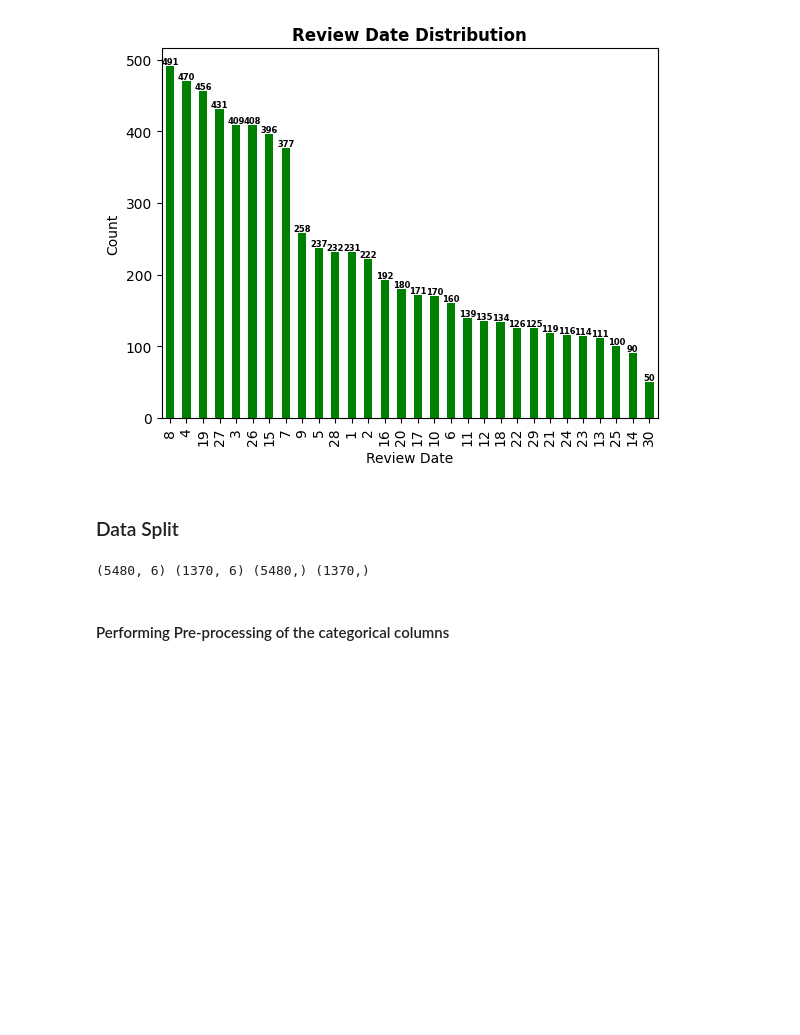
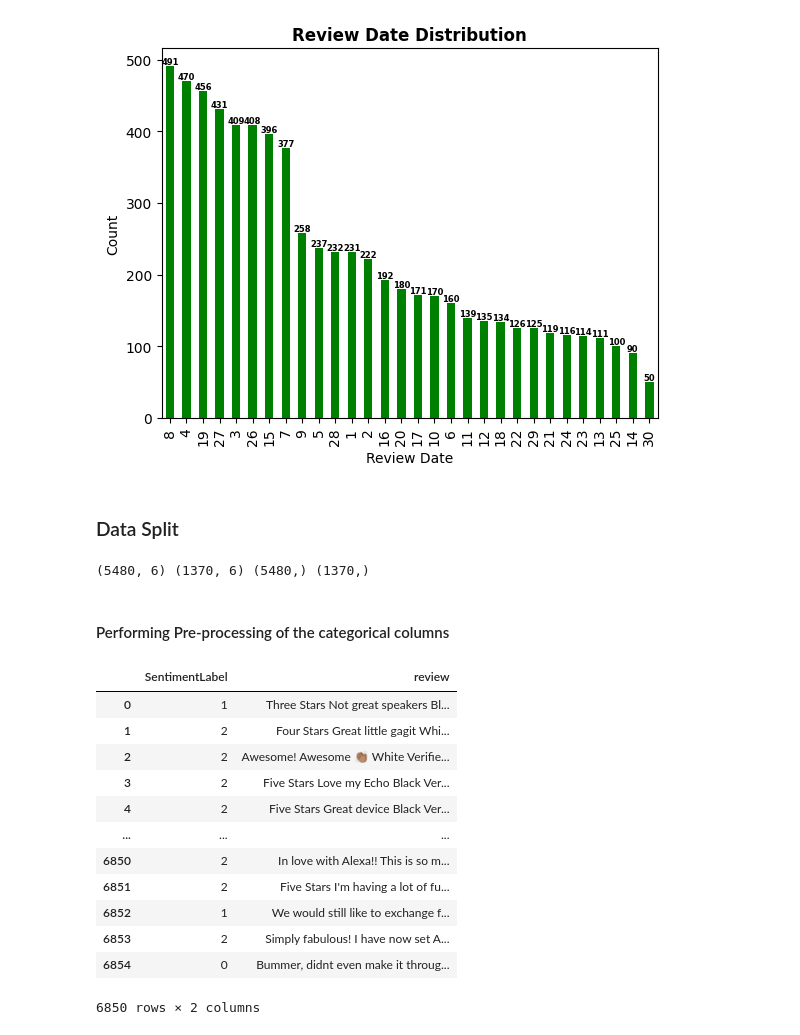
Before and after one commit to suhaibmukhtar/Sentiment_Analysis_End2End_Project, a Jupyter notebook: test.ipynb, the cells around one changed output. Saved outputs shown, nothing was run; the diff lists cells and outputs as text; code cells hidden in the pictures; blank space fills up the shorter version.

```diff
--- a/test.ipynb
+++ b/test.ipynb
@@ -273,0 +272,17 @@ preprocessor
+# %%
+data['review']=data['Title']+ " "+data['Review Text']+" "+data['Review Color']+" "+data['User Verified']
+data.drop(columns=['Review Text', 'Title','Review Color',"User Verified",'Review Date','Rating'])
+# %% [output]
+|  | SentimentLabel | review |
+| 0 | 1 | Three Stars Not great speakers Bl... |
+| 1 | 2 | Four Stars Great little gagit Whi... |
+| 2 | 2 | Awesome! Awesome 👏🏽 White Verifie... |
+| 3 | 2 | Five Stars Love my Echo Black Ver... |
+| 4 | 2 | Five Stars Great device Black Ver... |
+| ... | ... | ... |
+| 6850 | 2 | In love with Alexa!! This is so m... |
+| 6851 | 2 | Five Stars I'm having a lot of fu... |
+| 6852 | 1 | We would still like to exchange f... |
+| 6853 | 2 | Simply fabulous! I have now set A... |
+| 6854 | 0 | Bummer, didnt even make it throug... |
+6850 rows × 2 columns
```
Also changed, not shown: parts of 21 cells of this notebook, 4 other files.
